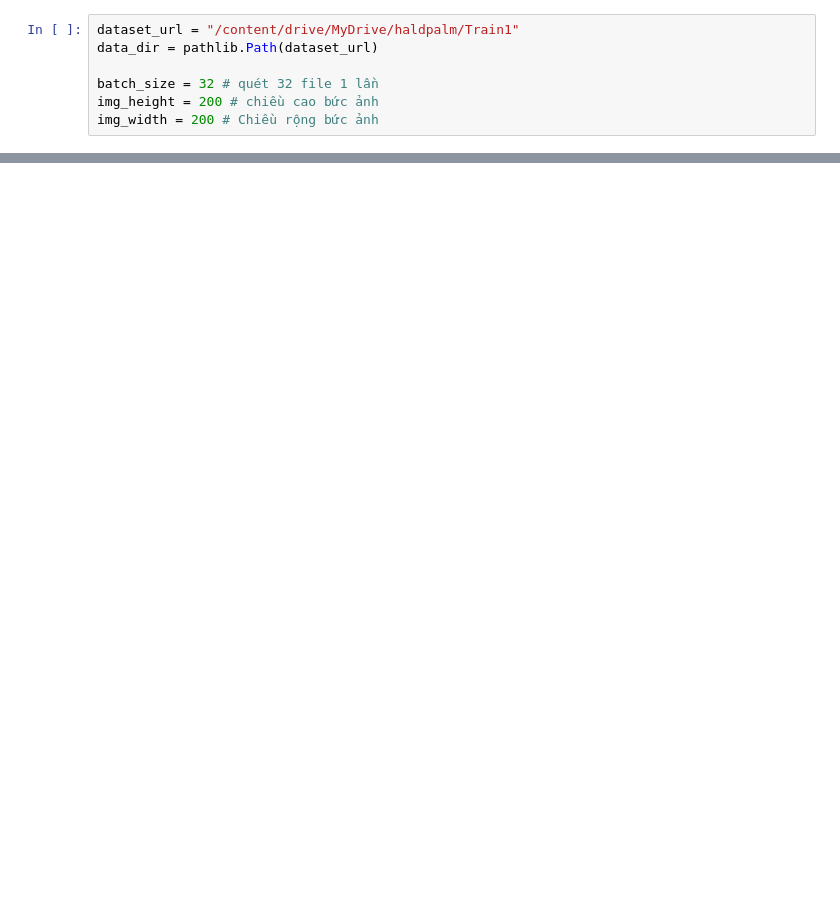
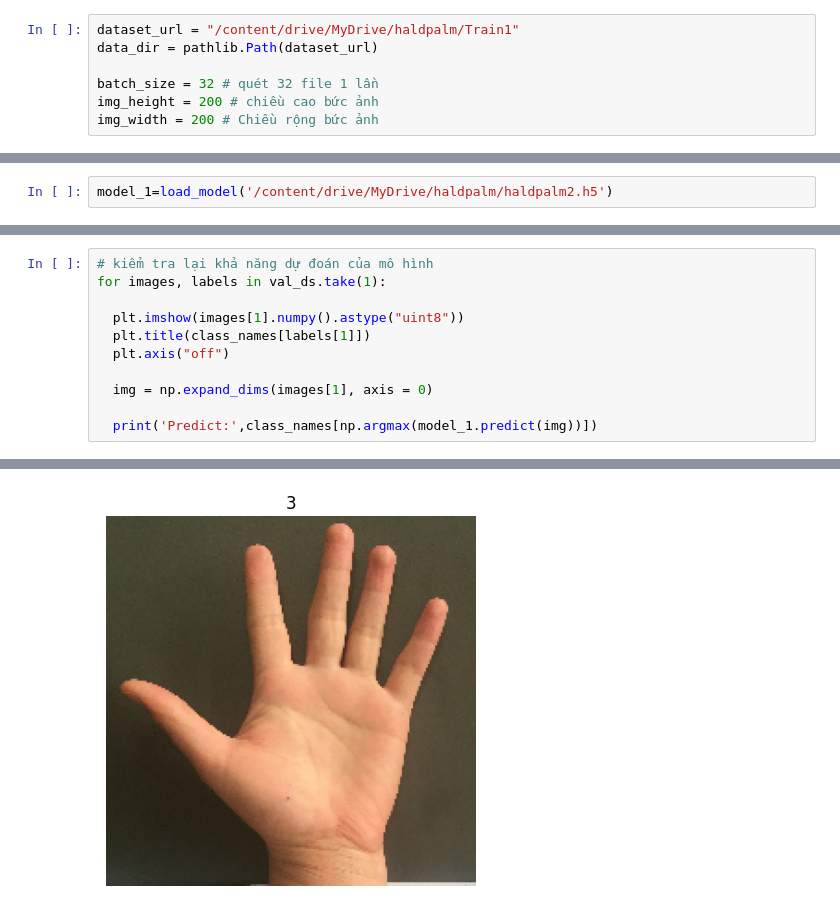
Before and after one commit to Nhat260501/Title-of-homework-1, a Jupyter notebook: hand_palm_outline.ipynb, the cells around one changed output, grey strips where cells are left out. Saved outputs shown, nothing was run; the diff lists cells and outputs as text; blank space fills up the shorter version.

```diff
--- a/hand_palm_outline.ipynb
+++ b/hand_palm_outline.ipynb
@@ -47,0 +139,2 @@ ValueError: ignored
+# %%
+model_1=load_model('/content/drive/MyDrive/haldpalm/haldpalm2.h5')
@@ -47,0 +169,12 @@ ValueError: ignored
+# %%
+# kiểm tra lại khả năng dự đoán của mô hình
+for images, labels in val_ds.take(1):
+
+  plt.imshow(images[1].numpy().astype("uint8"))
+  plt.title(class_names[labels[1]])
+  plt.axis("off")
+
+  img = np.expand_dims(images[1], axis = 0)
+
+  print('Predict:',class_names[np.argmax(model_1.predict(img))])
+# %% [output]
@@ -47,0 +183 @@ ValueError: ignored
+[figure, added]
```
Also changed, not shown: parts of 12 cells of this notebook.
